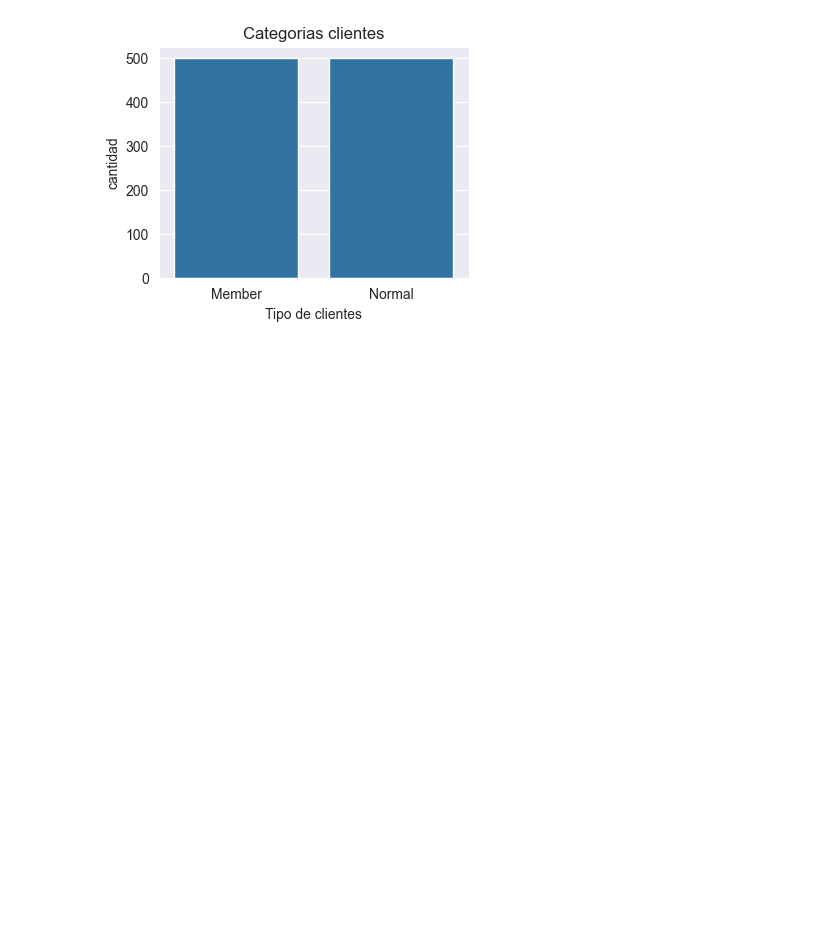
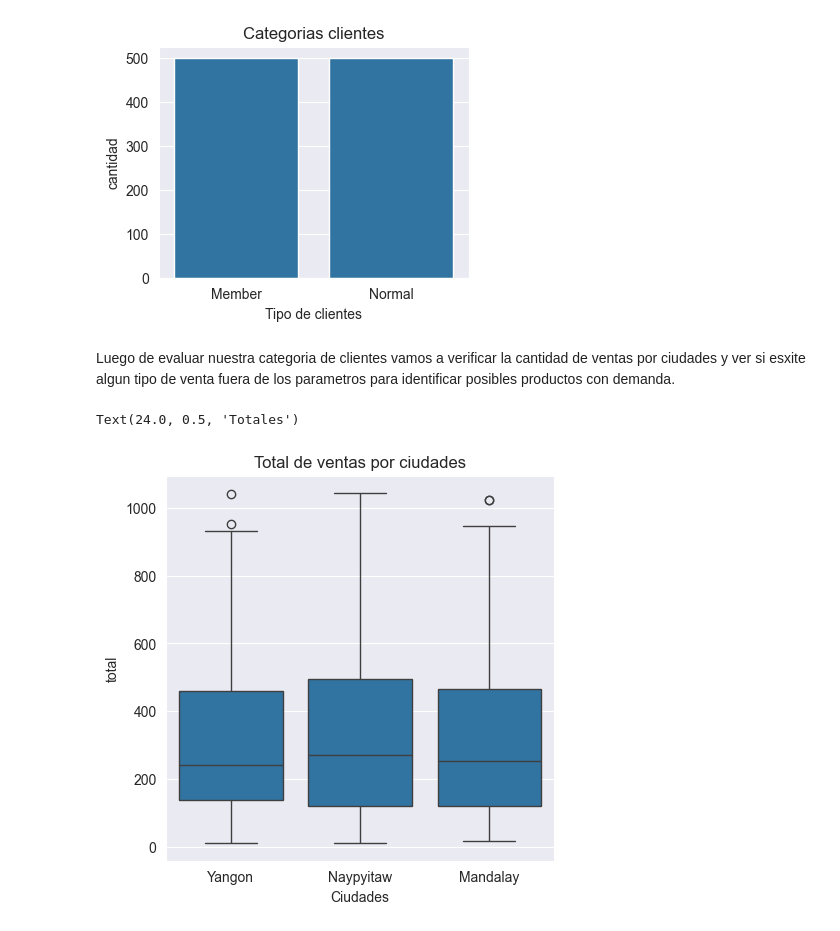
Before and after one commit to 4J-Consulting/FreshMarket-project, a Jupyter notebook: Exploracion/fresh_market_EDA.ipynb, the cells around one changed output. Cells and saved outputs as stored; diff of their text form; code cells hidden in the pictures; blank space fills up the shorter version.

```diff
--- a/Exploracion/fresh_market_EDA.ipynb
+++ b/Exploracion/fresh_market_EDA.ipynb
@@ -94,0 +92,11 @@ sns.histplot(data=fresh, x=fresh['branch'])
+# %% [markdown]
+Luego de evaluar nuestra categoria de clientes vamos a verificar la cantidad de ventas por ciudades y ver si esxite algun tipo de venta fuera de los parametros para identificar posibles productos con demanda.
+# %%
+plt.figure(figsize=(5,5))
+grafica3= sns.boxplot(data=fresh, x=fresh['city'], y=fresh['total'])
+grafica3.set_title("Total de ventas por ciudades")
+grafica3.set_xlabel("Ciudades")
+grafica2.set_ylabel("Totales")
+# %% [output]
+Text(24.0, 0.5, 'Totales')
+[figure, added]
```
Also changed, not shown: parts of 7 cells of this notebook.
